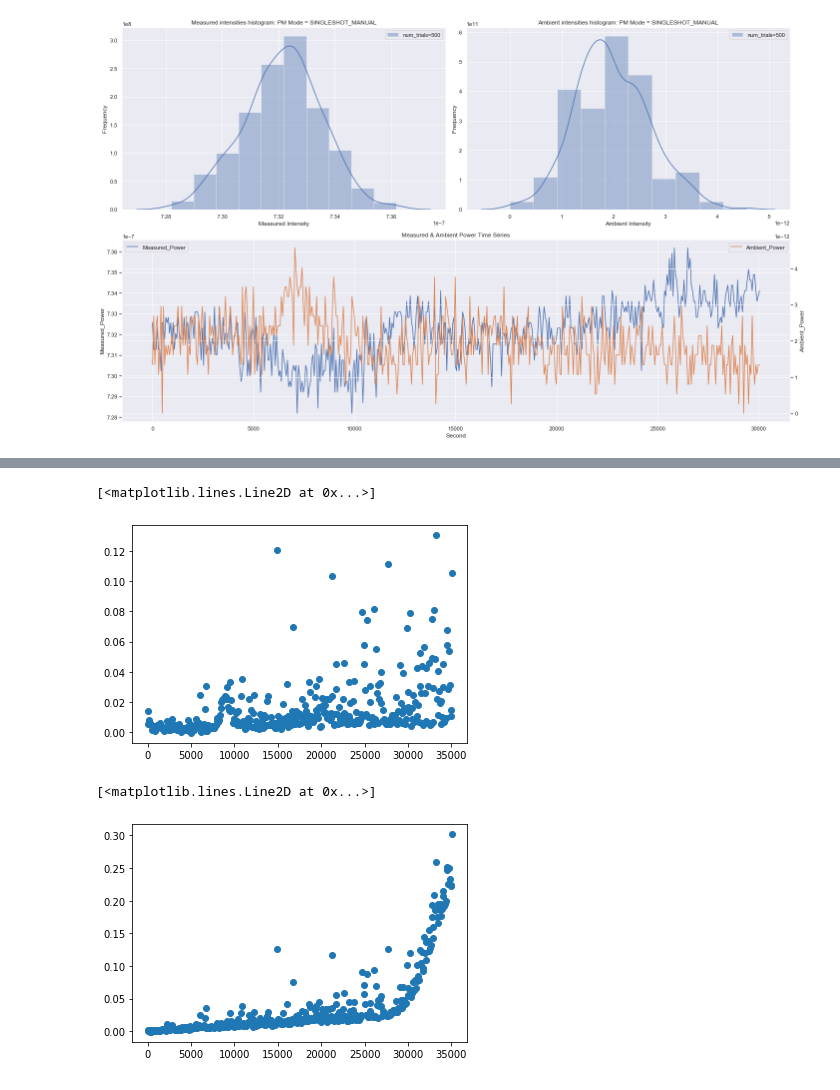
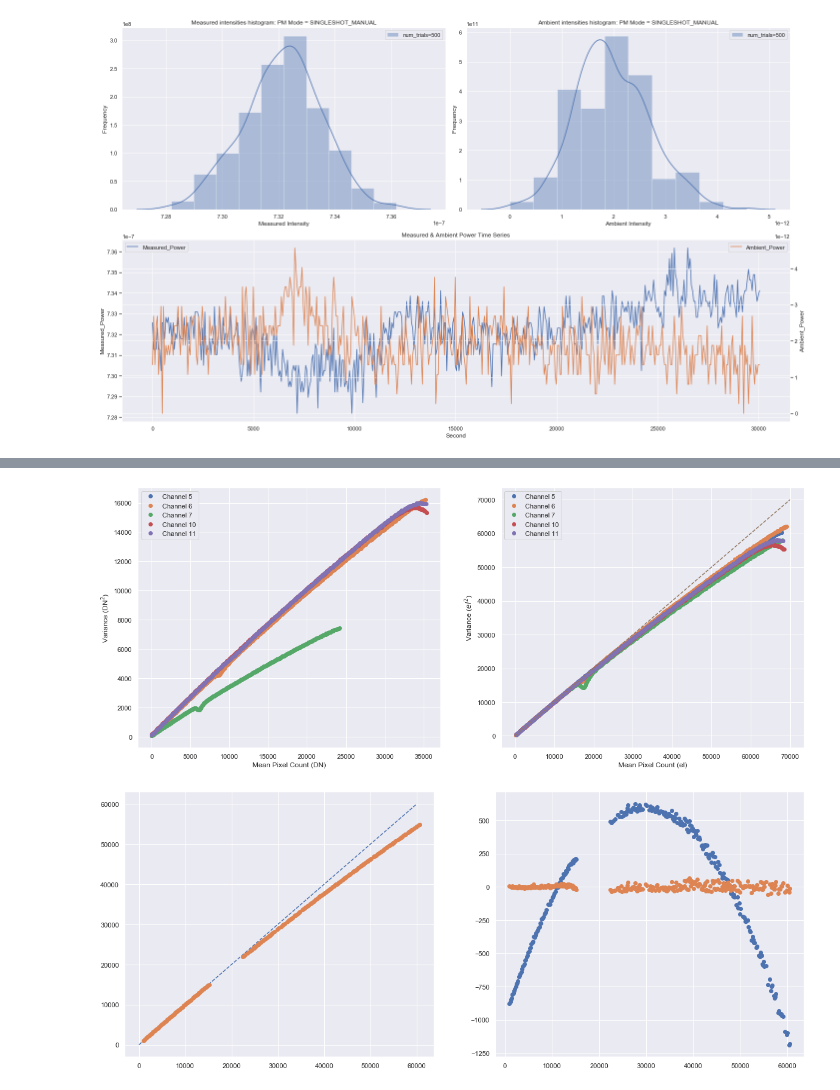
Before and after one commit to JerryLiuMY/OPMD, a Jupyter notebook: src/stability.ipynb, the cells around one changed output, grey strips where cells are left out. Drawn from its saved outputs; the diff is of its cells as text; code cells hidden in the pictures.

```diff
--- a/src/stability.ipynb
+++ b/src/stability.ipynb
@@ -91,10 +45,5 @@ plt.ylim(0, 2)
-# %%
-plt.plot(medians, correls[:, 0, 1], 'o', label='R01')
-# %% [output]
-[<matplotlib.lines.Line2D at 0x...>]
-[figure, removed]
-# %%
-plt.plot(medians, correls[:, 1, 0], 'o', label='R01')
-# %% [output]
-[<matplotlib.lines.Line2D at 0x...>]
-[figure, removed]
+# %%
+run_PTC('PTC20-21-03-19-19-04.fits', deg=2)
+# %% [output]
+[figure, added]
+[figure, added]
```
Also changed, not shown: parts of 9 cells of this notebook, 4 other files.
